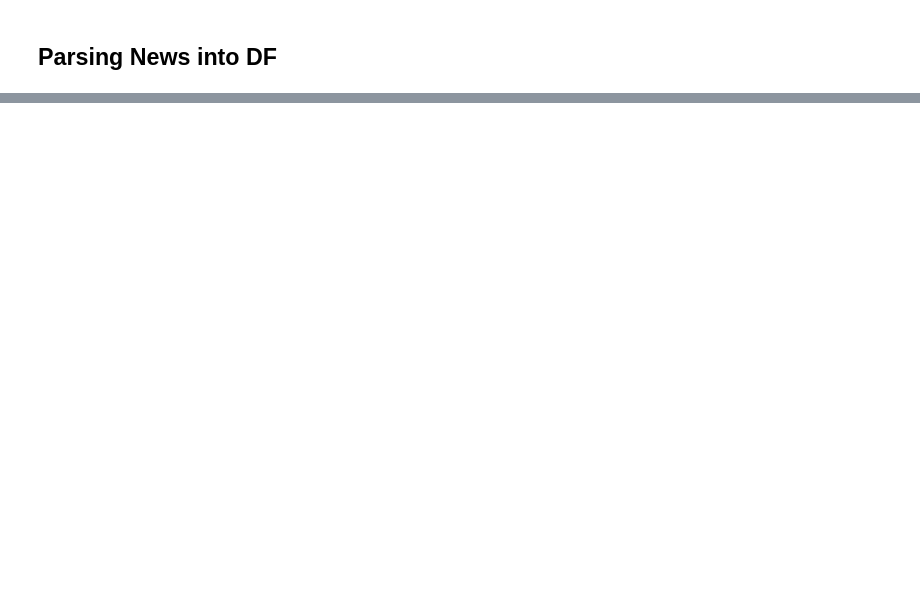
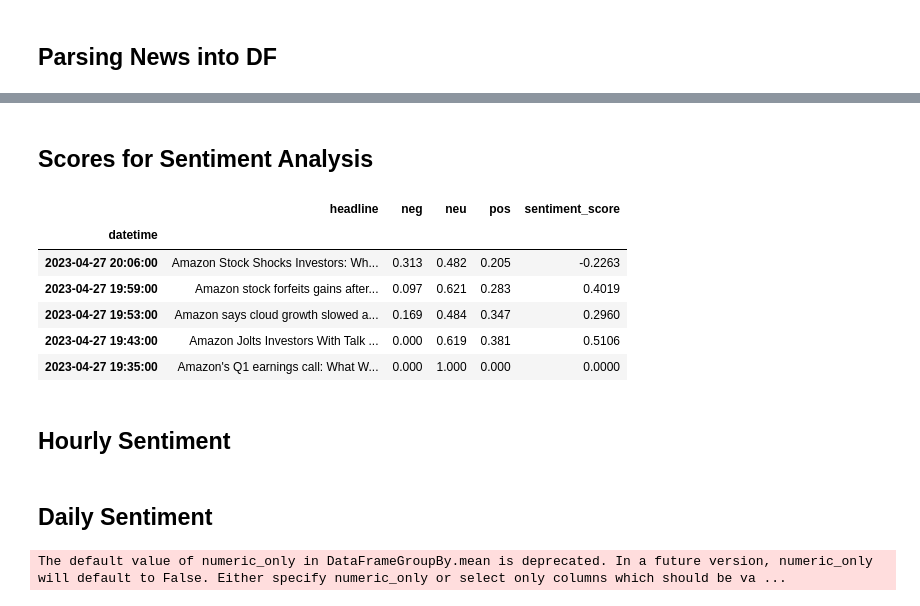
Before and after one commit to saish29/Sentiment-Analysis-Stock-Python-Flask, a Jupyter notebook: sentimentOG.ipynb, the cells around one changed output, grey strips where cells are left out. Saved outputs shown, nothing was run; the diff lists cells and outputs as text; code cells hidden in the pictures; blank space fills up the shorter version.

```diff
--- a/sentimentOG.ipynb
+++ b/sentimentOG.ipynb
@@ -144,0 +143,33 @@ AttributeError: 'NoneType' object has no attribute 'get_text'
+# %% [markdown]
+## Scores for Sentiment Analysis
+# %%
+def score_news(parsed_news_df):
+    # Instantiate the sentiment intensity analyzer
+    vader = SentimentIntensityAnalyzer()
+
+    # Iterate through the headlines and get the polarity scores using vader
+    scores = parsed_news_df['headline'].apply(vader.polarity_scores).tolist()
+
+    # Convert the 'scores' list of dicts into a DataFrame
+    scores_df = pd.DataFrame(scores)
+
+    # Join the DataFrames of the news and the list of dicts
+    parsed_and_scored_news = parsed_news_df.join(scores_df, rsuffix='_right')
+    parsed_and_scored_news = parsed_and_scored_news.set_index('datetime')
+    parsed_and_scored_news = parsed_and_scored_news.drop(['date', 'time'], 1)
+    parsed_and_scored_news = parsed_and_scored_news.rename(columns={"compound": "sentiment_score"})
+
+    return parsed_and_scored_news
+
+parsed_and_scored_news = score_news(parsed_news_df)
+parsed_and_scored_news.head()
+# %% [output]
+|  | headline | neg | neu | pos | sentiment_score |
+| datetime |  |  |  |  |  |
+| 2023-04-27 20:06:00 | Amazon Stock Shocks Investors: Wh... | 0.313 | 0.482 | 0.205 | -0.2263 |
+| 2023-04-27 19:59:00 | Amazon stock forfeits gains after... | 0.097 | 0.621 | 0.283 | 0.4019 |
+| 2023-04-27 19:53:00 | Amazon says cloud growth slowed a... | 0.169 | 0.484 | 0.347 | 0.2960 |
+| 2023-04-27 19:43:00 | Amazon Jolts Investors With Talk ... | 0.000 | 0.619 | 0.381 | 0.5106 |
+| 2023-04-27 19:35:00 | Amazon's Q1 earnings call: What W... | 0.000 | 1.000 | 0.000 | 0.0000 |
+# %% [markdown]
+## Hourly Sentiment
@@ -144,0 +187,17 @@ AttributeError: 'NoneType' object has no attribute 'get_text'
+# %% [markdown]
+## Daily Sentiment
+# %%
+def plot_daily_sentiment(parsed_and_scored_news, ticker):
+
+    # Group by date and ticker columns from scored_news and calculate the mean
+    mean_scores = parsed_and_scored_news.resample('D').mean()
+
+    # Plot a bar chart with plotly
+    fig = px.bar(mean_scores, x=mean_scores.index, y='sentiment_score', title = ticker + ' Daily Sentiment Scores', color_discrete_sequence = ["coral"])
+    fig.update_xaxes(title_text='Date and Time')
+    fig.update_yaxes(title_text='Sentiment Score')
+    fig.show()
+
+plot_daily_sentiment(parsed_and_scored_news, ticker)
+# %% [output]
+The default value of numeric_only in DataFrameGroupBy.mean is deprecated. In a future version, numeric_only will default to False. Either specify numeric_only or select only columns which should be va ...
```
Also changed, not shown: parts of 8 cells of this notebook.
